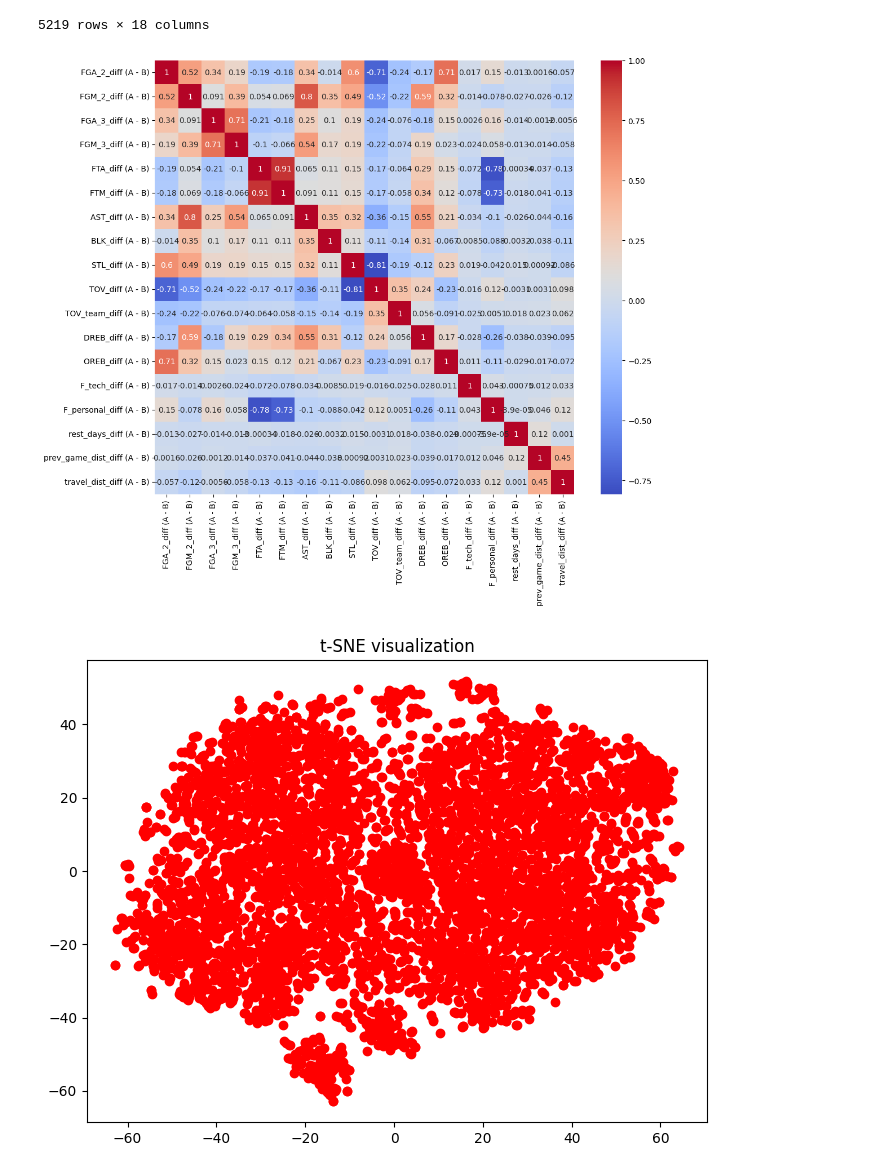
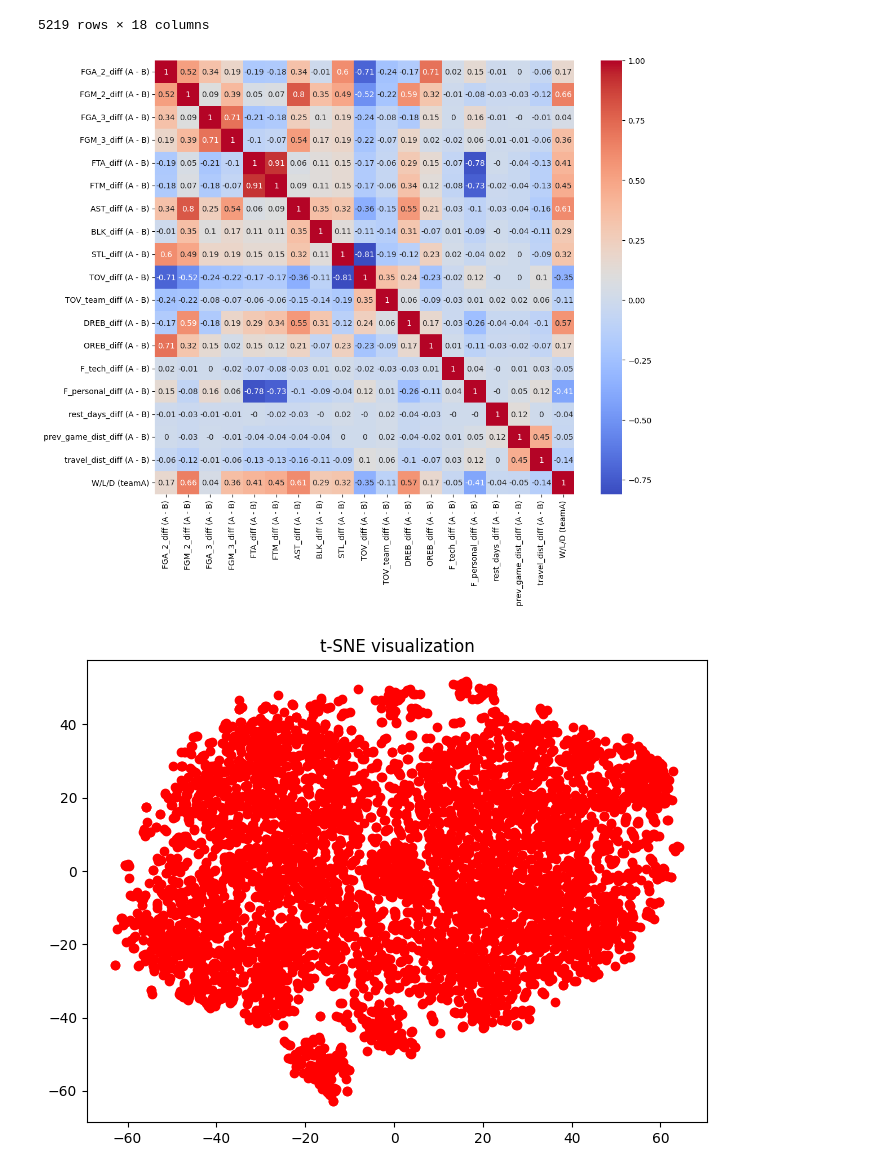
Before and after one commit to KangaOnGit/Wharton-Data-Science-Competition, a Jupyter notebook: DS Comp.ipynb, the cells around one changed output. Saved outputs shown, nothing was run; the diff lists cells and outputs as text; code cells hidden in the pictures.

Commit message:
Updated Code 4 Data Visualization | DS Comp | Version 3

```diff
--- a/DS Comp.ipynb
+++ b/DS Comp.ipynb
@@ -343,7 +322,7 @@ dtype: int64
 # %% [markdown]
 # **Feature Selection**
 # %%
-y = data[['W/L/D (teamA)']]
+y = data['W/L/D (teamA)']
 X = data[
             [
         'FGA_2_diff (A - B)', 'FGM_2_diff (A - B)',
@@ -355,6 +334,17 @@ X = data[
        'prev_game_dist_diff (A - B)', 'travel_dist_diff (A - B)'
             ]
 ]
+X_y = data[
+            [
+        'FGA_2_diff (A - B)', 'FGM_2_diff (A - B)',
+       'FGA_3_diff (A - B)', 'FGM_3_diff (A - B)', 'FTA_diff (A - B)',
+       'FTM_diff (A - B)', 'AST_diff (A - B)', 'BLK_diff (A - B)',
+       'STL_diff (A - B)', 'TOV_diff (A - B)', 'TOV_team_diff (A - B)',
+       'DREB_diff (A - B)', 'OREB_diff (A - B)', 'F_tech_diff (A - B)',
+       'F_personal_diff (A - B)', 'rest_days_diff (A - B)',
+       'prev_game_dist_diff (A - B)', 'travel_dist_diff (A - B)', 'W/L/D (teamA)'
+            ]
+]
 # %%
 y
 # %% [output]
@@ -404,7 +393,7 @@ def variance_threshold(X):
 
 # 2. **Correlation Matrix - Remove Highly Correlated Features**
 def correlation_matrix(X):
-    corr = X.corr()
+    corr = X.corr().round(2)
     plt.figure(figsize=(12, 10))
     sns.heatmap(corr, annot=True, cmap='coolwarm')
     plt.show()
@@ -491,7 +480,7 @@ def normalize_data(X):
     return X_scaled
 
 # Combining all Feature Selection Techniques
-def feature_selection(X, y):
+def feature_selection(X, y, X_y):
     results = {}
 
     # Variance Threshold
@@ -499,7 +488,7 @@ def feature_selection(X, y):
     results['Variance Threshold'] = var_support
 
     # Correlation Matrix
-    X_corr, corr_features = correlation_matrix(X)
+    X_corr, corr_features = correlation_matrix(X_y)
     results['Correlation Matrix'] = corr_features
 
     # Univariate Selection (ANOVA)
@@ -522,35 +511,35 @@ def feature_selection(X, y):
     lasso_importance = lasso(X, y)
     results['Lasso'] = lasso_importance
 
     # Random Forest Feature Importance
     rf_importance = random_forest(X, y)
     results['Random Forest'] = rf_importance
 
     # Permutation Feature Importance
     perm_importance = permutation_importance_func(X, y)
     results['Permutation Importance'] = perm_importance
 
     # PCA (Dimensionality Reduction)
     X_pca = pca(X)
     results['PCA'] = X_pca
 
     # t-SNE (for Visualization)
     X_tsne = tsne(X)
     results['t-SNE'] = X_tsne
 
     return results
 
 
 # Applying all feature selection techniques
-results = feature_selection(X, y)
+results = feature_selection(X, y, X_y)
 
 # Example of analyzing the results (can be customized based on your needs)
 for key, value in results.items():
     print(f"Results of {key}:")
     print(value)
     print("-" * 50)
 # %% [output]
-[figure, old version]
+[figure, new version]
 [figure]
 Results of Variance Threshold:
 [ True  True  True  True  True  True  True  True  True  True  True  True
```
Also changed, not shown: parts of 2 cells of this notebook.
